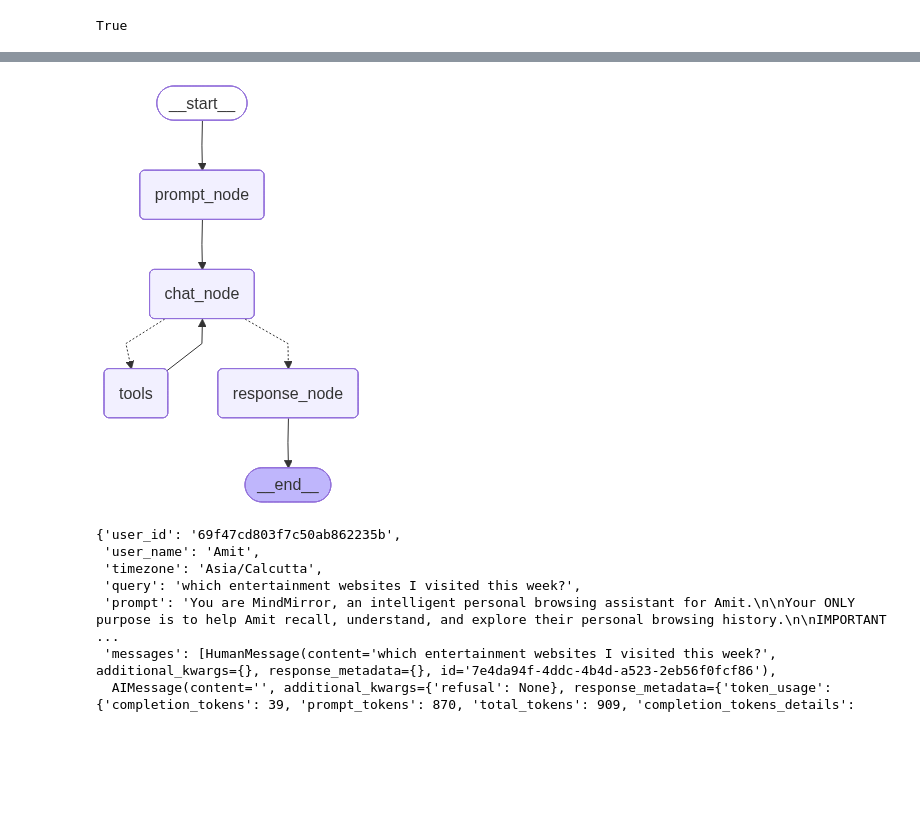
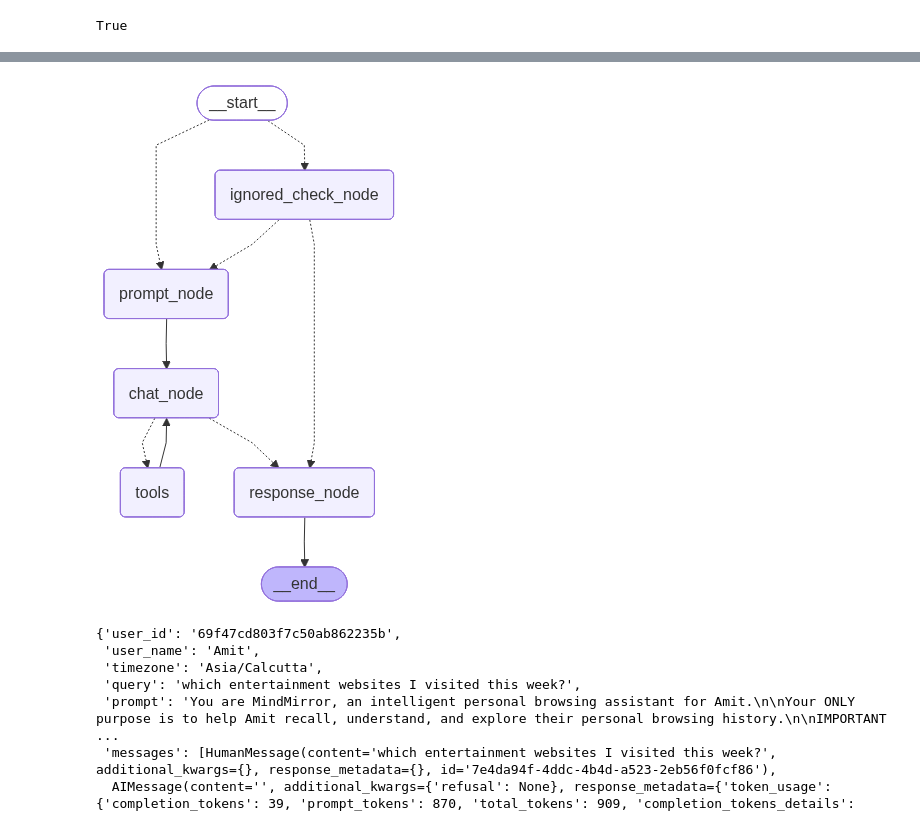
Before and after one commit to Amit140205/MindMirror---Your-Digital-Second-Mind, a Jupyter notebook: backend-fastapi/test.ipynb, the cells around one changed output, grey strips where cells are left out. Cells and saved outputs as stored; diff of their text form; code cells hidden in the pictures; blank space fills up the shorter version.

Commit message:
new status page UI, langgraph nodes updation

```diff
--- a/backend-fastapi/test.ipynb
+++ b/backend-fastapi/test.ipynb
@@ -239,5 +332,10 @@ The response node will handle everything else."""
 # %%
-def prompt_node(state: ChatState)->ChatState:
-    prompt = build_prompt(state["user_id"], state["user_name"], state["timezone"])
+def prompt_node(state: ChatState) -> dict:
+    prompt = build_prompt(
+        state["user_id"],
+        state["user_name"],
+        state["timeZone"],
+        state.get("ignoredPatterns", [])
+    )
     return { "prompt": prompt }
 # %%
@@ -303,24 +402,45 @@ def route_check(state: ChatState)->Literal["response_node", "tools"]:
 # %%
-graph=StateGraph(ChatState)
+graph = StateGraph(ChatState)
 
+graph.add_node("ignored_check_node", ignored_check_node)
 graph.add_node("prompt_node", prompt_node)
 graph.add_node("chat_node", chat_node)
-graph.add_node("tools", tool_node)
+graph.add_node("tools", ToolNode(tools))
 graph.add_node("response_node", response_node)
 
-graph.add_edge(START, "prompt_node")
+graph.add_conditional_edges(
+    START,
+    lambda state: "ignored_check_node" if state.get("ignoredPatterns") else "prompt_node",
+    {
+        "ignored_check_node": "ignored_check_node",
+        "prompt_node": "prompt_node"
+    }
+)
+
+graph.add_conditional_edges(
+    "ignored_check_node",
+    lambda state: "response_node" if state.get("is_ignored") else "prompt_node",
+    {
+        "response_node": "response_node",
+        "prompt_node": "prompt_node"
+    }
+)
+
 graph.add_edge("prompt_node", "chat_node")
-graph.add_conditional_edges("chat_node", route_check)
+graph.add_conditional_edges("chat_node", route_check, {
+        "response_node": "response_node",
+        "tools": "tools"
+    })
 graph.add_edge("tools", "chat_node")
 graph.add_edge("response_node", END)
 
-checkpointer=MemorySaver()
-
+checkpointer = MemorySaver()
 workflow=graph.compile(checkpointer=checkpointer)
 # %%
-workflow
+from IPython.display import Image
+Image(workflow.get_graph().draw_mermaid_png())
 # %% [output]
-[figure, old version]
+[figure, new version]
 # %%
 config = {"configurable": {"thread_id": 13}}
 
```
Also changed, not shown: parts of 16 cells of this notebook, 7 other files.
